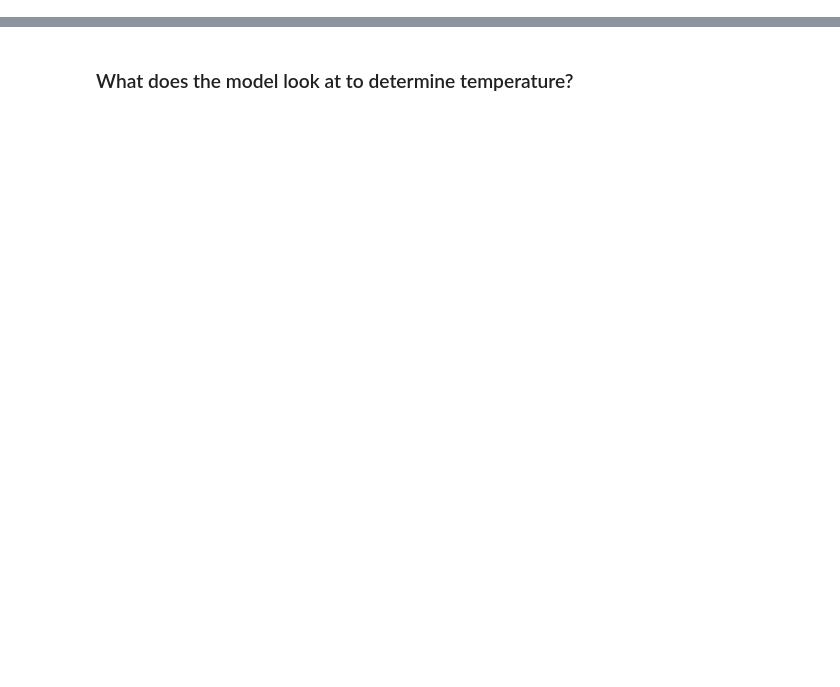
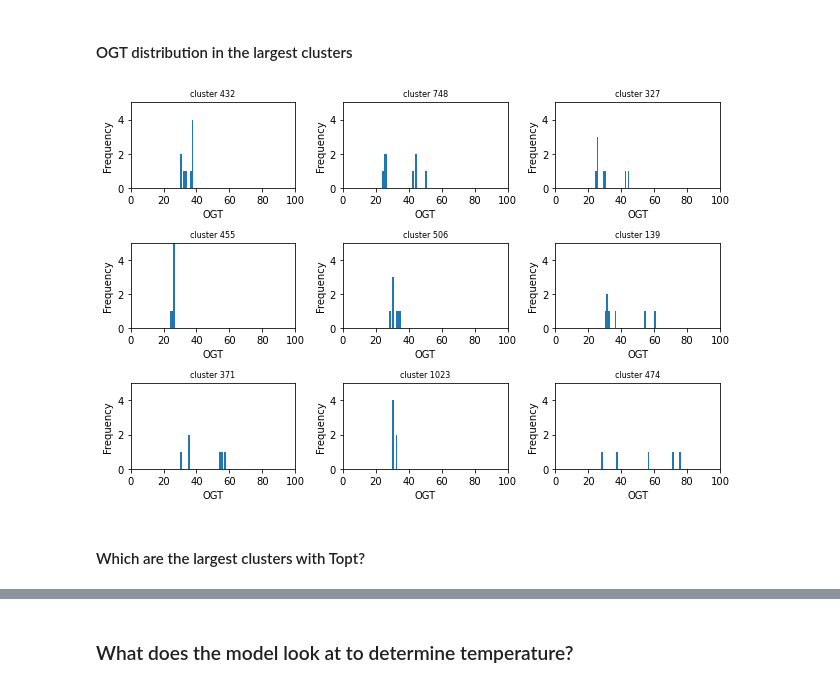
Before and after one commit to EngqvistLab/DeepET_reps, a Jupyter notebook: temperature_analysis.ipynb, the cells around one changed output, grey strips where cells are left out. Saved outputs shown, nothing was run; the diff lists cells and outputs as text; code cells hidden in the pictures; blank space fills up the shorter version.

```diff
--- a/temperature_analysis.ipynb
+++ b/temperature_analysis.ipynb
@@ -43,0 +49,19 @@ If using Keras pass *_constraint arguments to layers.
+# %%
+cluster_folder = join('./data', 'clusters')
+if not exists(cluster_folder):
+    os.makedirs(cluster_folder)
+
+
+# cluster the fasta files
+start_folder = './data'
+splits.cluster_all_levels(start_folder,
+                   cluster_folder,
+                   filename='cleaned_enzyme_topts_with_structures')
+
+# collect cluster members
+df = splits.find_cluster_members(folder=cluster_folder,
+                          filename='cleaned_enzyme_topts_with_structures')
+df.columns
+display(df.describe())
+display(df.head())
+display(df.tail())
@@ -43,0 +92,10 @@ If using Keras pass *_constraint arguments to layers.
+# %%
+# split the header and rename
+df_split = df.join(df.member.str.split(';', expand=True))
+df_split.columns = ['cluster', 'member', 'uid', 'ogt', 'topt']
+display(df_split.head())
+
+# clean away the labels and convert to float
+df_split.ogt = df_split.ogt.str.replace('ogt=', '').astype('float')
+df_split.topt = df_split.topt.str.replace('topt=', '').astype('float')
+display(df_split.head())
@@ -43,0 +130,20 @@ If using Keras pass *_constraint arguments to layers.
+# %% [markdown]
+#### OGT distribution in the largest clusters
+# %%
+fig = plt.figure(figsize=(9, 6))
+
+
+for i, cluster in enumerate(df_split[df_split.ogt.notnull()].cluster.value_counts().nlargest(9).index):
+    plt.subplot(3, 3, i+1)
+    p = plt.hist(df_split[df_split.cluster==cluster].ogt, bins=100, range=(0, 100))
+    plt.xlim((0,100))
+    plt.ylim((0, 5))
+    plt.xlabel('OGT')
+    plt.ylabel('Frequency')
+    plt.title('cluster {}'.format(cluster), fontsize=8)
+
+plt.tight_layout()
+# %% [output]
+[figure, added]
+# %% [markdown]
+#### Which are the largest clusters with Topt?
```
Also changed, not shown: parts of 53 cells of this notebook, 25 other files.
